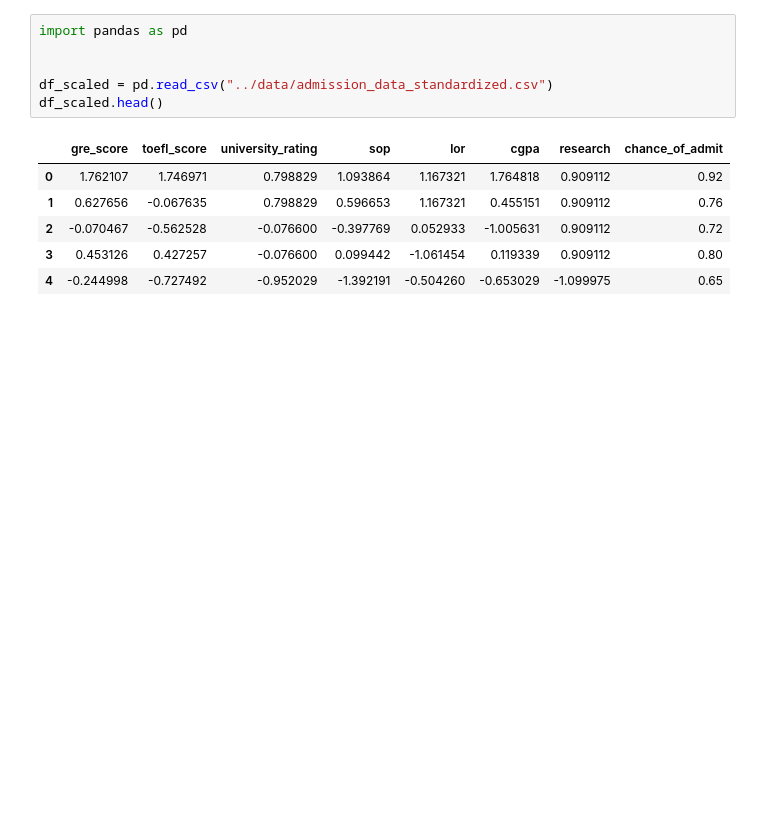
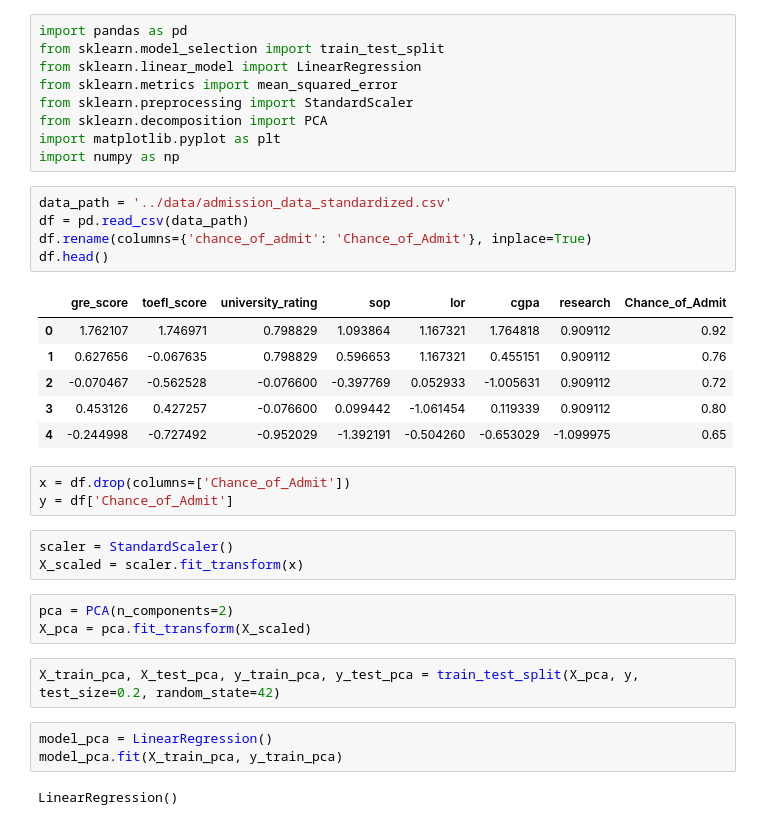
Before and after one commit to yihangyuan/CS556_Group_Assignment, a Jupyter notebook: notebooks/03_pca_model.ipynb, the cells around one changed output. Saved outputs shown, nothing was run; the diff lists cells and outputs as text; blank space fills up the shorter version.

Commit message:
added pca model

```diff
--- a/notebooks/03_pca_model.ipynb
+++ b/notebooks/03_pca_model.ipynb
@@ -1,13 +1,37 @@
 # %%
 import pandas as pd
-
-
-df_scaled = pd.read_csv("../data/admission_data_standardized.csv")
-df_scaled.head()
+from sklearn.model_selection import train_test_split
+from sklearn.linear_model import LinearRegression
+from sklearn.metrics import mean_squared_error
+from sklearn.preprocessing import StandardScaler
+from sklearn.decomposition import PCA
+import matplotlib.pyplot as plt
+import numpy as np
-# %% [output]
-|  | gre_score | toefl_score | university_rating | sop | lor | cgpa | research | chance_of_admit |
-| 0 | 1.762107 | 1.746971 | 0.798829 | 1.093864 | 1.167321 | 1.764818 | 0.909112 | 0.92 |
-| 1 | 0.627656 | -0.067635 | 0.798829 | 0.596653 | 1.167321 | 0.455151 | 0.909112 | 0.76 |
-| 2 | -0.070467 | -0.562528 | -0.076600 | -0.397769 | 0.052933 | -1.005631 | 0.909112 | 0.72 |
-| 3 | 0.453126 | 0.427257 | -0.076600 | 0.099442 | -1.061454 | 0.119339 | 0.909112 | 0.80 |
-| 4 | -0.244998 | -0.727492 | -0.952029 | -1.392191 | -0.504260 | -0.653029 | -1.099975 | 0.65 |
+# %%
+data_path = '../data/admission_data_standardized.csv'
+df = pd.read_csv(data_path)
+df.rename(columns={'chance_of_admit': 'Chance_of_Admit'}, inplace=True)
+df.head()
+# %% [output]
+|  | gre_score | toefl_score | university_rating | sop | lor | cgpa | research | Chance_of_Admit |
+| 0 | 1.762107 | 1.746971 | 0.798829 | 1.093864 | 1.167321 | 1.764818 | 0.909112 | 0.92 |
+| 1 | 0.627656 | -0.067635 | 0.798829 | 0.596653 | 1.167321 | 0.455151 | 0.909112 | 0.76 |
+| 2 | -0.070467 | -0.562528 | -0.076600 | -0.397769 | 0.052933 | -1.005631 | 0.909112 | 0.72 |
+| 3 | 0.453126 | 0.427257 | -0.076600 | 0.099442 | -1.061454 | 0.119339 | 0.909112 | 0.80 |
+| 4 | -0.244998 | -0.727492 | -0.952029 | -1.392191 | -0.504260 | -0.653029 | -1.099975 | 0.65 |
+# %%
+x = df.drop(columns=['Chance_of_Admit'])
+y = df['Chance_of_Admit']
+# %%
+scaler = StandardScaler()
+X_scaled = scaler.fit_transform(x)
+# %%
+pca = PCA(n_components=2)
+X_pca = pca.fit_transform(X_scaled)
+# %%
+X_train_pca, X_test_pca, y_train_pca, y_test_pca = train_test_split(X_pca, y, test_size=0.2, random_state=42)
+# %%
+model_pca = LinearRegression()
+model_pca.fit(X_train_pca, y_train_pca)
+# %% [output]
+LinearRegression()
```
Also changed, not shown: parts of 5 cells of this notebook, 2 other files.
